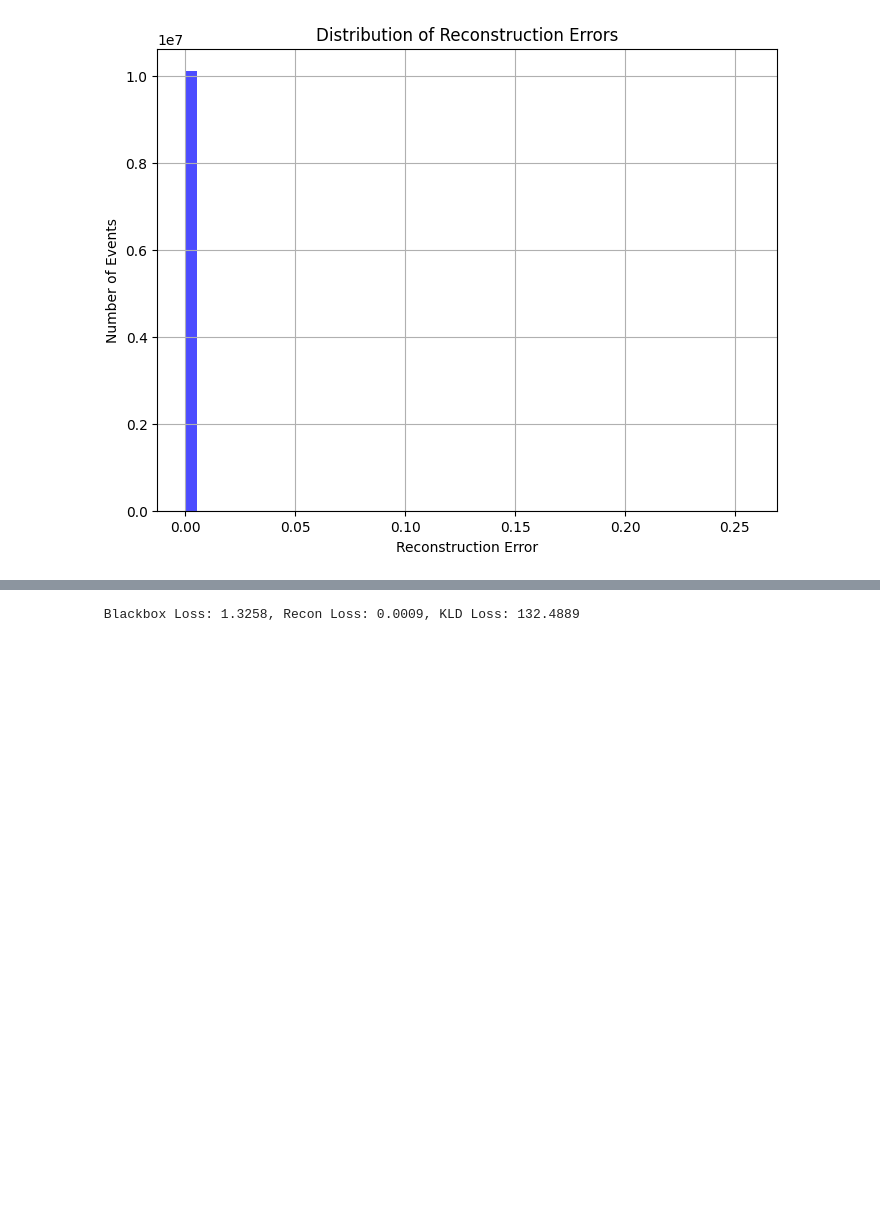
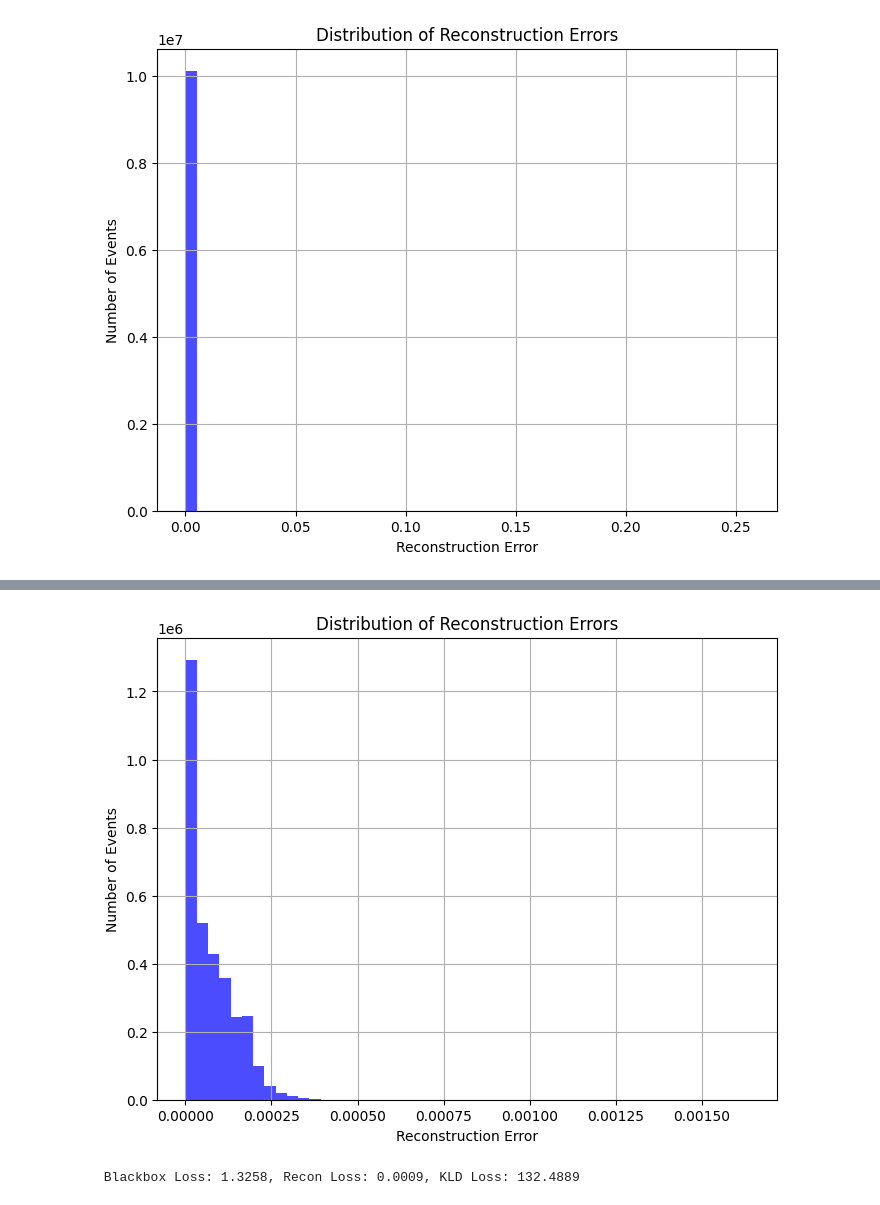
Before and after one commit to herormo/anomaly-detection-HEP, a Jupyter notebook: main.ipynb, the cells around one changed output, grey strips where cells are left out. Saved outputs shown, nothing was run; the diff lists cells and outputs as text; code cells hidden in the pictures; blank space fills up the shorter version.

```diff
--- a/main.ipynb
+++ b/main.ipynb
@@ -724,3 +722,7 @@ Reconstruction shape: (5, 7)
+# %%
+plot_reconstruction_error(blackbox_loader, vae, device)
+# %% [output]
+[figure, added]
 # %%
 # Evaluation on Blackbox data
 vae.eval()
```
Also changed, not shown: parts of 1 cell of this notebook.
